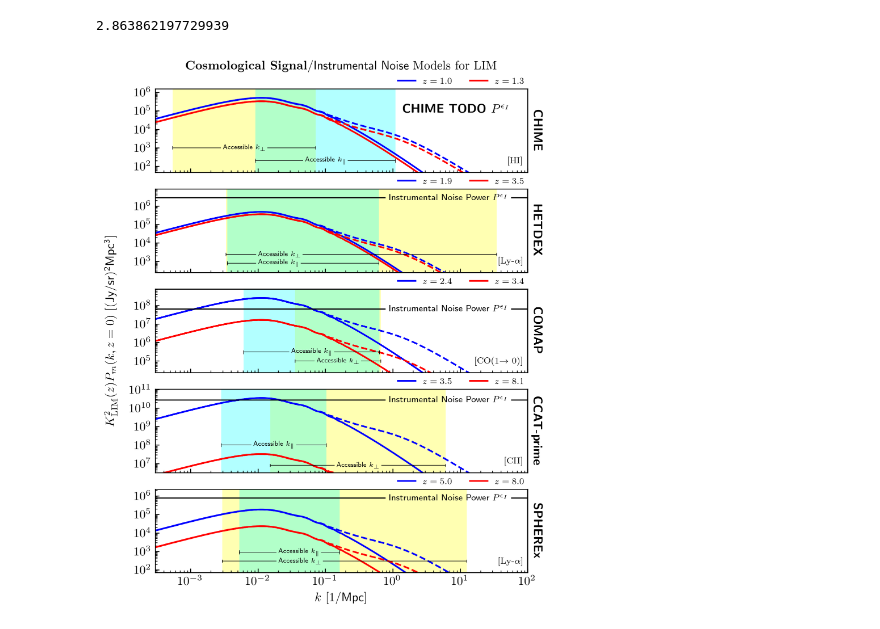
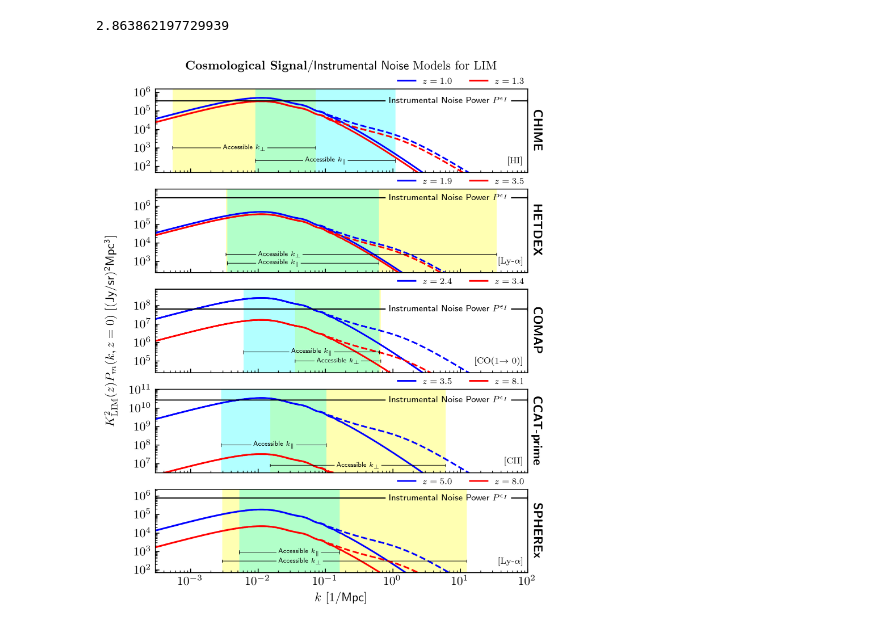
Before and after one commit to DelonShen/LIMxCMBL, a Jupyter notebook: 012.002.2025-04-03-line-model-noise-and-sensitivity.ipynb, the cells around one changed output. Cells and saved outputs as stored; diff of their text form; code cells hidden in the pictures.

```diff
--- a/012.002.2025-04-03-line-model-noise-and-sensitivity.ipynb
+++ b/012.002.2025-04-03-line-model-noise-and-sensitivity.ipynb
@@ -191,13 +191,6 @@ for i,experiment in enumerate(e_order):
     _b = np.array(_b.to((u.Jy/u.sr)**2 * u.Mpc**3)) #[(Jy/sr)^2 Mpc^3]
     Pei = max(_a, _b)
 
-    if(experiment != 'CHIME'):
-        hline_text(x = 5e1, y=Pei,  text=r'{\sf Instrumental Noise Power} $P^{\epsilon_I}$',
-                  color='k', fontsize=8, linestyle='-', ax=ax)
-    else:
-        ax.text(.95, 0.75, r'\textsf{\textbf{CHIME TODO $P^{\epsilon_I}$}}',
-                transform=ax.transAxes,
-                ha='right', va='center',)
 
 
     #figure config
@@ -243,31 +236,33 @@ for i,experiment in enumerate(e_order):
 
 
     if(experiment == 'SPHEREx'):
         _x = _x2 = 2e-2
 
     hline_text(x = _x,
                y=kper_ys[i],  text=r'{\sf Accessible} $k_\perp$',
               color='k', fontsize=6, linestyle='-', ax=ax,
               left = kperp_min, right=kperp_max,
               ha = _ha, lw=0.5, pad=0.005)
 
 
     hline_text(x = _x2,
                y=kpar_ys[i],  text=r'{\sf Accessible} $k_\parallel$',
               color='k', fontsize=6, linestyle='-', ax=ax,
               left = kpar_fundamental, right=kpar_max_survey,
               ha = _ha, lw=0.5, pad=0.005)
+    hline_text(x = 5e1, y=Pei,  text=r'{\sf Instrumental Noise Power} $P^{\epsilon_I}$',
+              color='k', fontsize=8, linestyle='-', ax=ax)
 
 
 
 axs[-1].set_xlabel(r'$k\ [1 / {\sf Mpc}]$', )
 axs[2].set_ylabel(r'$K_{\rm LIM}^2(z)P_m(k, z=0)\ [{\sf (Jy/sr)^2 Mpc^3}]$'+'\n')
 
 
 # plt.subplots_adjust(wspace=0, hspace=0)
 axs[0].set_title(r'\textbf{Cosmological Signal}/{\sf Instrumental Noise} Models for LIM'+'\n',
                 fontsize=11,)
 
 plt.savefig('figures/012.002.line-models.pdf', bbox_inches='tight')
 # %% [output]
-[figure, old version]
+[figure, new version]
```
Also changed, not shown: parts of 2 cells of this notebook, 11 other files.
